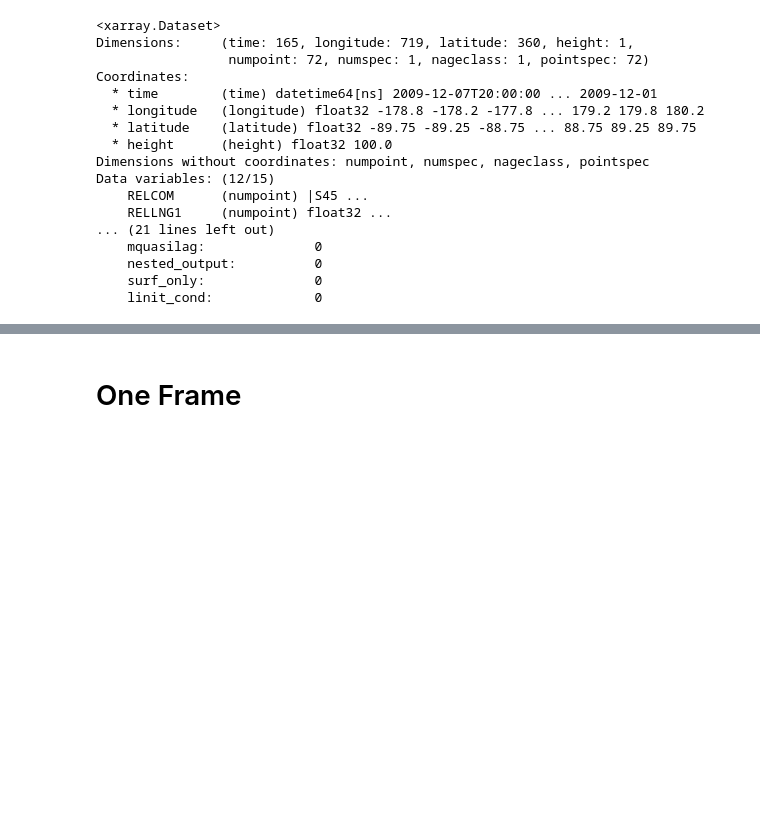
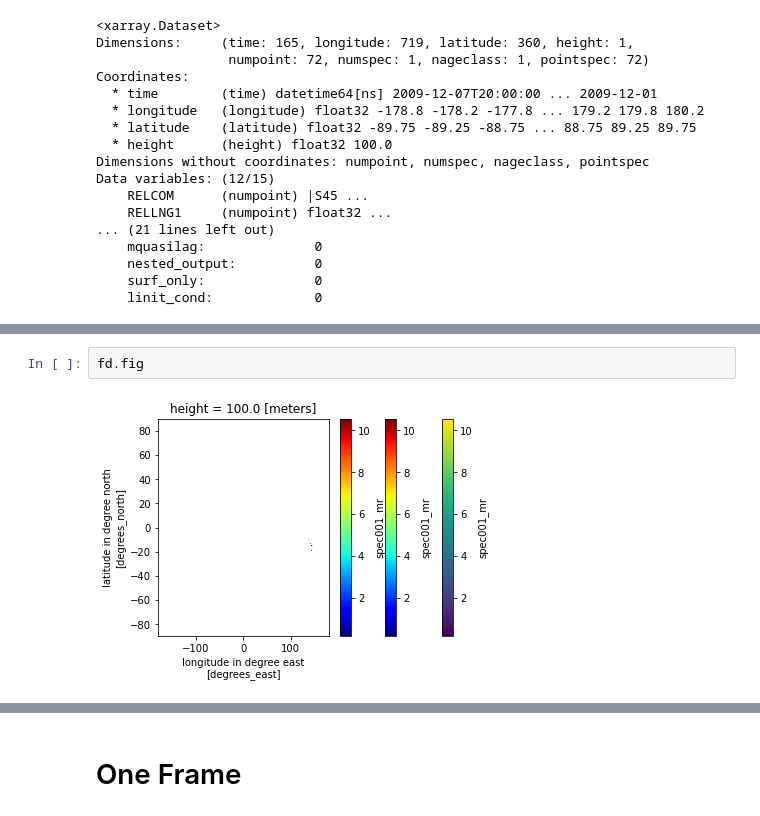
Before and after one commit to christopher-lw/ColumnFLEXPART, a Jupyter notebook: open_data/open_flexpart.ipynb, the cells around one changed output, grey strips where cells are left out. Drawn from its saved outputs; the diff is of its cells as text; blank space fills up the shorter version.

```diff
--- a/open_data/open_flexpart.ipynb
+++ b/open_data/open_flexpart.ipynb
@@ -56,0 +205,4 @@ Data variables: (12/15)
+# %%
+fd.fig
+# %% [output]
+[figure, added]
```
Also changed, not shown: parts of 12 cells of this notebook, 4 other files.
